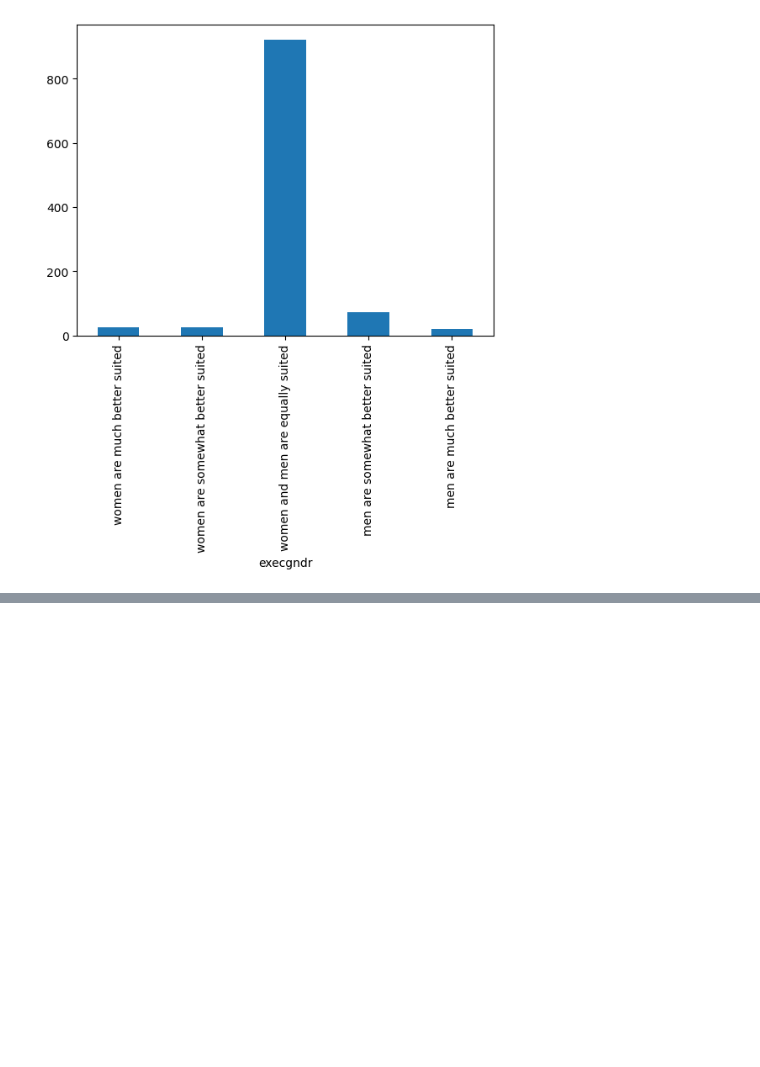
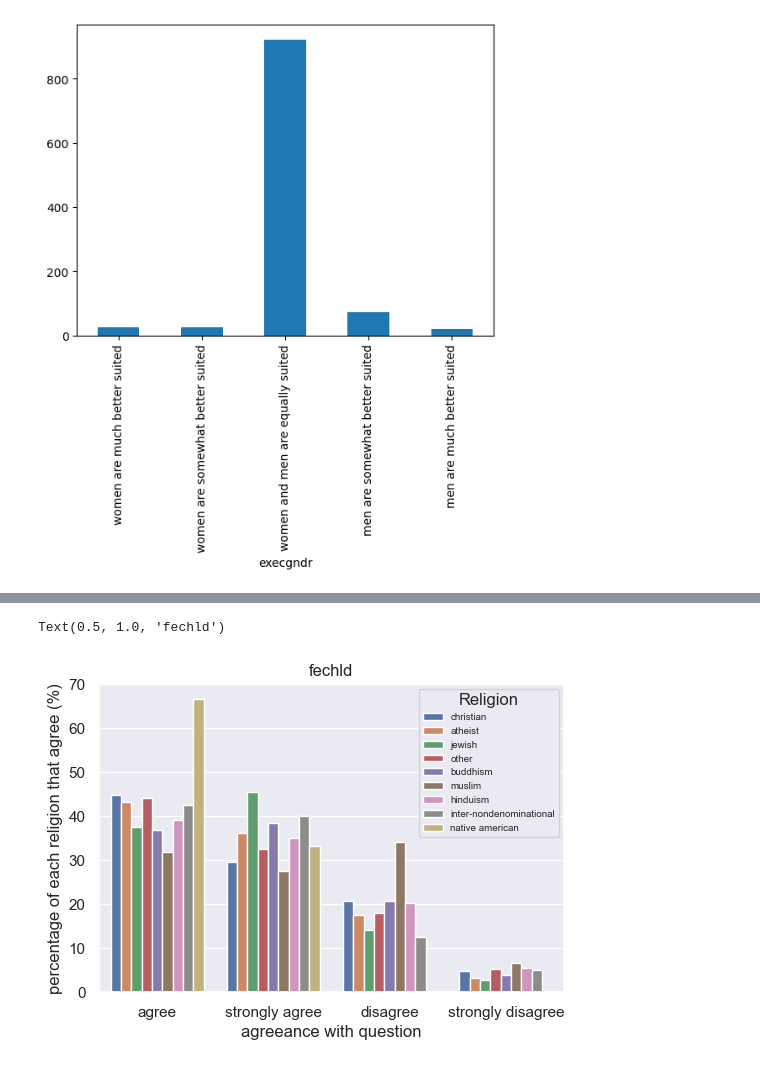
Before and after one commit to amolaka/Notable-Projects, a Jupyter notebook: project.ipynb, the cells around one changed output, grey strips where cells are left out. Cells and saved outputs as stored; diff of their text form; code cells hidden in the pictures; blank space fills up the shorter version.

Commit message:
got rid of nan column and made legend smaller in my graph

```diff
--- a/project.ipynb
+++ b/project.ipynb
@@ -314,0 +283,31 @@ sns.barplot(data=counts_with_category, x='State', y='count', hue='Category')
+# %%
+fechld_religion = df_grouped_bar_graph.loc[:, ['relig', 'fechld']]
+fechld = fechld_religion['fechld'].astype(str)
+fechld_religion['fechld'] = fechld
+fechld_religion = fechld_religion.dropna() # dropping all rows with NaN values because they can't be graphed
+fechld_religion = fechld_religion.loc[fechld_religion['fechld'].isin(['strongly agree','agree', 'disagree','strongly disagree'])].value_counts()
+fechld_religion = fechld_religion.reset_index().rename(columns={"index": "fechld", 0: "count"})
+fechld_religion = fechld_religion.loc[fechld_religion['relig'] != 'nan']
+
+religions = fechld_religion['relig'].unique()
+fechld_religion = normalize_each_religion(fechld_religion, religions)
+sns.barplot(data=fechld_religion, x='fechld', y='count', hue='relig')
+sns.set(rc={'figure.figsize':(6,4)})
+plt.legend(loc='upper right', title='Religion', prop={'size': 7})
+plt.xlabel("agreeance with question")
+plt.ylabel("percentage of each religion that agree (%)")
+plt.title('fechld')
+
+
+#fechld = df_grouped_bar_graph['fechld'].value_counts()[['strongly agree','agree', 'disagree','strongly disagree']] # value counts returns type series
+#fechld[fechld != 0].plot(kind='bar') # removes counts equal to 0
+
+
+
+# print(fechld_by_age['relig'].unique())
+#counts_with_category = counts_with_category.reset_index().rename(columns={"index": "state", 0: "count"})
+# counts = counts.loc[:, ['State', 'Category']]
+#sns.barplot(data=counts_with_category, x='State', y='count', hue='Category')
+# %% [output]
+Text(0.5, 1.0, 'fechld')
+[figure, added]
```
Also changed, not shown: parts of 17 cells of this notebook.
